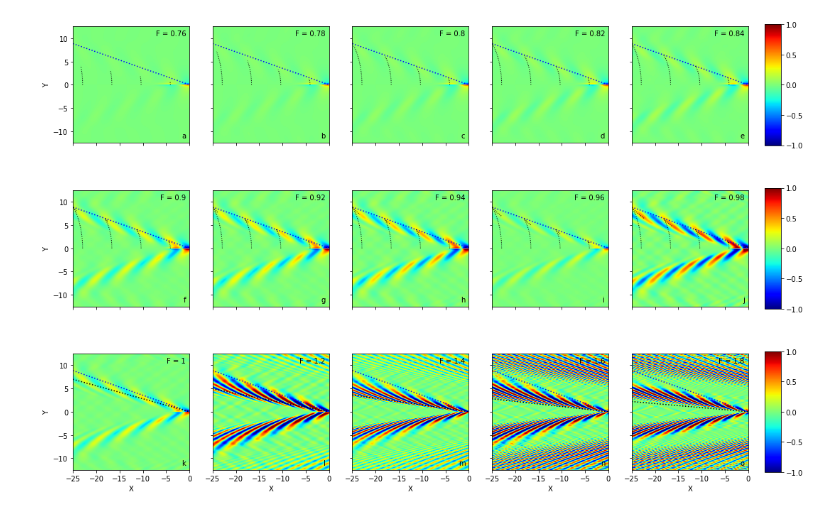
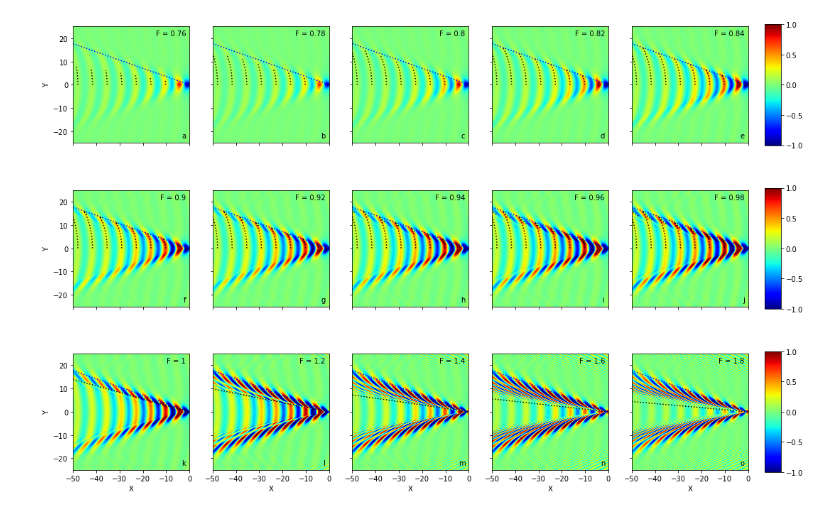
Before and after one commit to jcolen/kelvinmach, a Jupyter notebook: challenging_kelvin/AnisotropicGuassian.ipynb, the cells around one changed output. Drawn from its saved outputs; the diff is of its cells as text; code cells hidden in the pictures.

```diff
--- a/challenging_kelvin/AnisotropicGuassian.ipynb
+++ b/challenging_kelvin/AnisotropicGuassian.ipynb
@@ -4,6 +4,9 @@ import matplotlib.pyplot as plt
 from math import pi
 plt.rcParams['image.cmap'] = 'jet'
 plt.rcParams['figure.facecolor'] = 'white'
+
+Xdict = {}
+Pdict = {}
 # %%
 def phi_anisotropic(kx, ky, F4, l):
     k = np.sqrt(kx * kx + ky * ky)
@@ -30,7 +33,8 @@ def calculate_wake(F, l=0.01, kmax=128, d=0.125):
 
     return x, fPhi
 # %%
-phase = -1.7
+#phase = -1.7
+phase = 0.25
 
 def draw_wake_plot(ax, x, phi, bound=None, scale=False):
     r = x[-1]
@@ -80,7 +84,7 @@ def draw_parametric_wake(ax, nmax, t, color='black', phase=phase):
         t32 = np.power(t, 1.5)
         xt = -np.pi * (2 * n + 1 + phase) * xtterm
         yt = -np.pi * (2 * n + 1 + phase) * ytterm
-        ax.plot(xt, -yt, color=color, linestyle=':', linewidth=1)
+        ax.plot(xt, -yt, color=color, linestyle=':')
 
 def draw_slope_xint(ax, slope, xint, x0, color='black', full=False):
     x = np.array([x0, xint])
@@ -433,13 +193,14 @@ F = 1.800, T = 32.543
 rows = np.array([[0.76, 0.78, 0.8, 0.82, 0.84],
                  [0.9, 0.92, 0.94, 0.96, 0.98],
                  [1, 1.2, 1.4, 1.6, 1.8]])
-bounds = np.ones(rows.shape) * 0.1
-bounds[-1, :] = 0.25
+bounds = np.array([[1.5, 2, 2, 2, 2],
+                   [2.5, 2.5, 2.5, 2.5, 2.5],
+                   [3, 3, 3, 2.5, 2.5]])
 
 scales = [False, False, True]
 
-xbounds = [-25, 0]
-ybounds = [-12.5, 12.5]
+xbounds = [-50, 0]
+ybounds = [-25, 25]
 npy, npx = rows.shape
 
 fig = plt.figure(figsize=(16, 12))
@@ -452,32 +213,6 @@ for j in range(npy):
     for i in range(npx):
         ax = fig.add_subplot(npy, npx, j*npx + i + 1)
         fr = rows[j, i]
-        if fr in tr1Fs:
-            ind = tr1Fs.index(fr)
-            xv, pv = tr1Xs[ind], tr1Ps[ind]
-        elif fr in tr2Fs:
-            ind = tr2Fs.index(fr)
-            xv, pv = tr2Xs[ind], tr2Ps[ind]
-        elif fr in tr3Fs:
-            ind = tr3Fs.index(fr)
-            xv, pv = tr3Xs[ind], tr3Ps[ind]
-        elif fr in tr4Fs:
-            ind = tr4Fs.index(fr)
-            xv, pv = tr4Xs[ind], tr4Ps[ind]
-        elif fr in smlFs:
-            ind = smlFs.index(fr)
-            xv, pv = smlXs[ind], smlPs[ind]
-        elif fr in medFs:
-            ind = medFs.index(fr)
-            xv, pv = medXs[ind], medPs[ind]
-        elif fr in morFs:
-            ind = morFs.index(fr)
-            xv, pv = morXs[ind], morPs[ind]
-        elif fr in remFs:
-            ind = remFs.index(fr)
-            xv, pv = remXs[ind], remPs[ind]
-        else:
-            print('Could not find %f' % fr)
 
         ax.set_xlim(xbounds)
         ax.set_ylim(ybounds)
@@ -488,37 +223,35 @@ for j in range(npy):
                     horizontalalignment='right',
                     verticalalignment='bottom')
         label = chr(ord(label) + 1)
 
-        py, px = np.gradient(pv)
-
-        img = draw_wake_plot(ax, xv, py, bound=bounds[j, i])
-        draw_kelvin_angle(ax, xv)
+        img = draw_wake_plot(ax, Xdict[fr], Pdict[fr], scale=scales[j], bound=bounds[j, i])
+        draw_kelvin_angle(ax, Xdict[fr])
         T = calc_T_value(fr, a=a)
         if j in [0, 1]:
             t = np.linspace(1, T, 10000)
-            draw_parametric_wake(ax, 4, t, color='black')
+            draw_parametric_wake(ax, 8, t, color='black')
             nlbls = len(ax.get_xticklabels())
             ax.set_xticklabels([''] * nlbls)
         elif j == 2:
-            draw_inner_angle(ax, xv, T, color='black')
+            draw_inner_angle(ax, Xdict[fr], T, color='black')
             ax.set_xlabel('X')
 
         if i == 0:
             ax.set_ylabel('Y')
         else:
             #Clear tick labels
             nlbls = len(ax.get_yticklabels())
             ax.set_yticklabels([''] * nlbls)
         axs[j] = ax
         imgs[j] = img
 
 #Add colorbars
 fig.subplots_adjust(right=0.95)
 for j in range(npy):
     bb = axs[j].get_position().bounds
     cbar_ax = fig.add_axes([0.97, bb[1]+0.0125, 0.02, bb[3]-0.025])
     fig.colorbar(imgs[j], cax=cbar_ax, ticks=[-1, -0.5, 0, 0.5, 1.0])
 
 plt.show()
 # %% [output]
-[figure, old version]
+[figure, new version]
```
Also changed, not shown: parts of 20 cells of this notebook, 7 other files.
